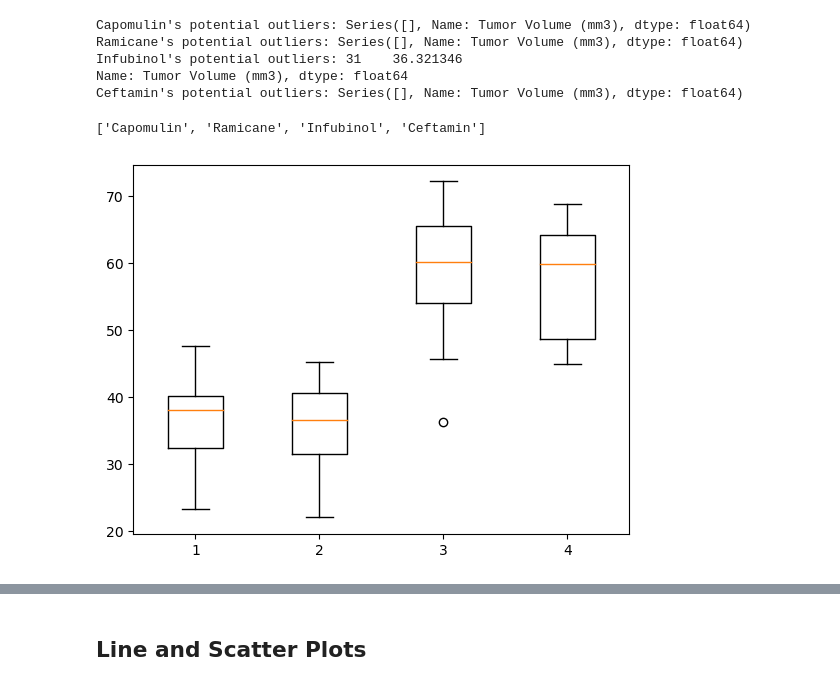
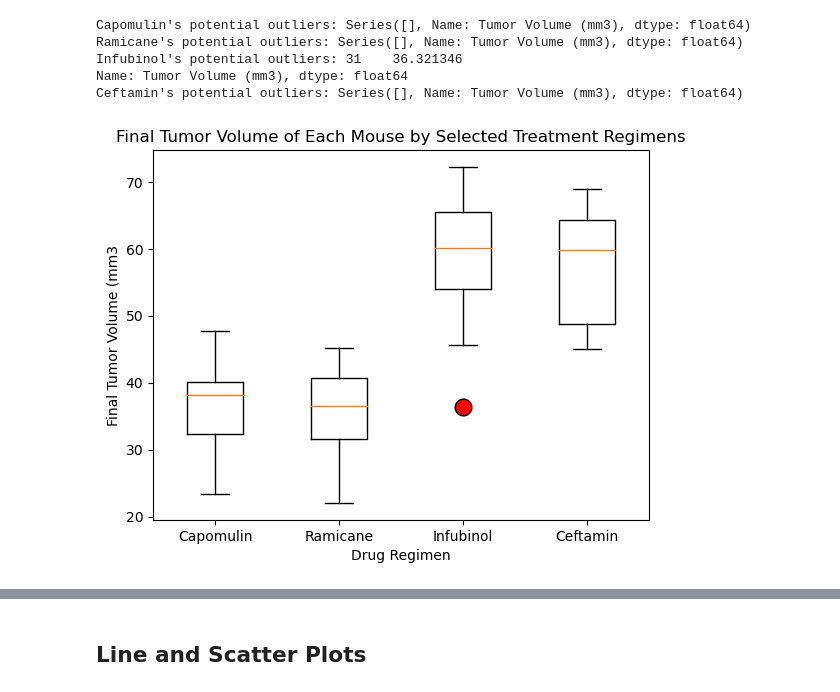
Before and after one commit to HollaNotes/Module_5_Challenge, a Jupyter notebook: pymaceuticals_NoelleWatson.ipynb, the cells around one changed output, grey strips where cells are left out. Saved outputs shown, nothing was run; the diff lists cells and outputs as text; code cells hidden in the pictures.

```diff
--- a/pymaceuticals_NoelleWatson.ipynb
+++ b/pymaceuticals_NoelleWatson.ipynb
@@ -219,16 +234,15 @@ Ramicane's potential outliers: Series([], Name: Tumor Volume (mm3), dtype: float
 Infubinol's potential outliers: 31    36.321346
 Name: Tumor Volume (mm3), dtype: float64
 Ceftamin's potential outliers: Series([], Name: Tumor Volume (mm3), dtype: float64)
-# %%
-drug_regimen_list
-# %% [output]
-['Capomulin', 'Ramicane', 'Infubinol', 'Ceftamin']
 # %%
 # Generate box plot
-plt.boxplot(tumor_vol)
-# plt.xlabel()
-# plt.ylabel()
-# plt.title()
+flierprops = dict(marker = 'o', markerfacecolor = 'red', markersize = 12)
+
+plt.boxplot(tumor_vol, flierprops=flierprops)
+plt.xlabel('Drug Regimen')
+plt.ylabel('Final Tumor Volume (mm3')
+plt.title('Final Tumor Volume of Each Mouse by Selected Treatment Regimens')
+plt.xticks([1,2,3,4], drug_regimen_list)
 plt.show()
 # %% [output]
-[figure, old version]
+[figure, new version]
```
Also changed, not shown: parts of 12 cells of this notebook, 5 other files.
